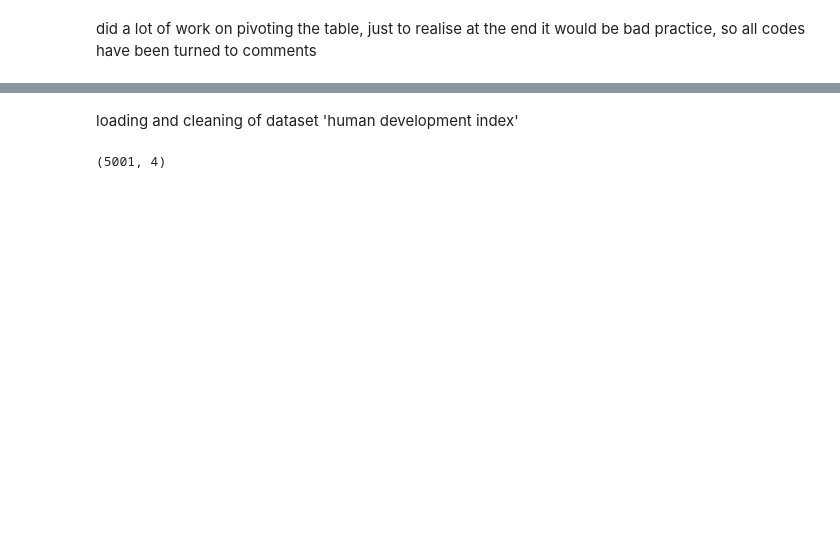
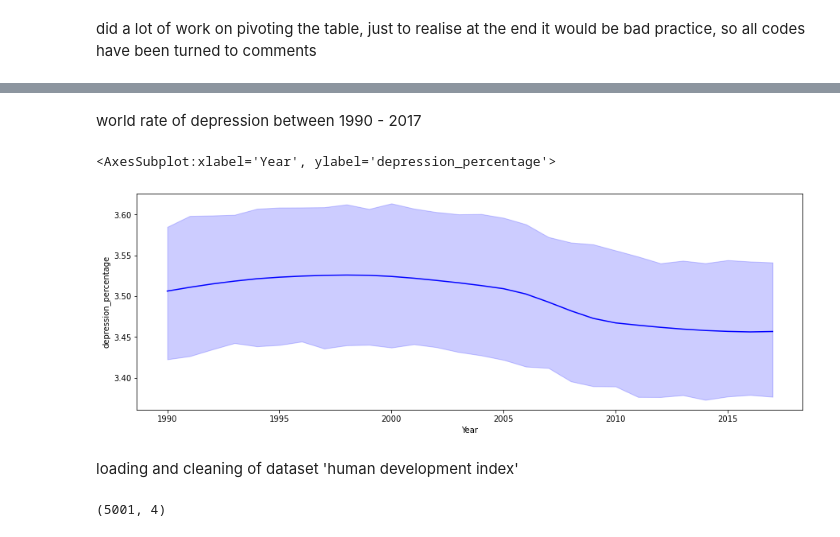
Before and after one commit to Brunadiasmiguel/depression, a Jupyter notebook: data-wrangling/depression_education_analysis_leo.ipynb, the cells around one changed output, grey strips where cells are left out. Saved outputs shown, nothing was run; the diff lists cells and outputs as text; code cells hidden in the pictures; blank space fills up the shorter version.

```diff
--- a/data-wrangling/depression_education_analysis_leo.ipynb
+++ b/data-wrangling/depression_education_analysis_leo.ipynb
@@ -56,3 +81,11 @@ did a lot of work on pivoting the table, just to realise at the end it would be
+# %% [markdown]
+world rate of depression between 1990 - 2017
+# %%
+fig , ax = plt.subplots(figsize=(15,5))
+sns.lineplot(data=df_depr, x='Year',y='depression_percentage',color='blue',ax=ax)
+# %% [output]
+<AxesSubplot:xlabel='Year', ylabel='depression_percentage'>
+[figure, added]
 # %%
 # Code practices on pandas.series
 # %%
```
Also changed, not shown: parts of 28 cells of this notebook, 2 other files.
